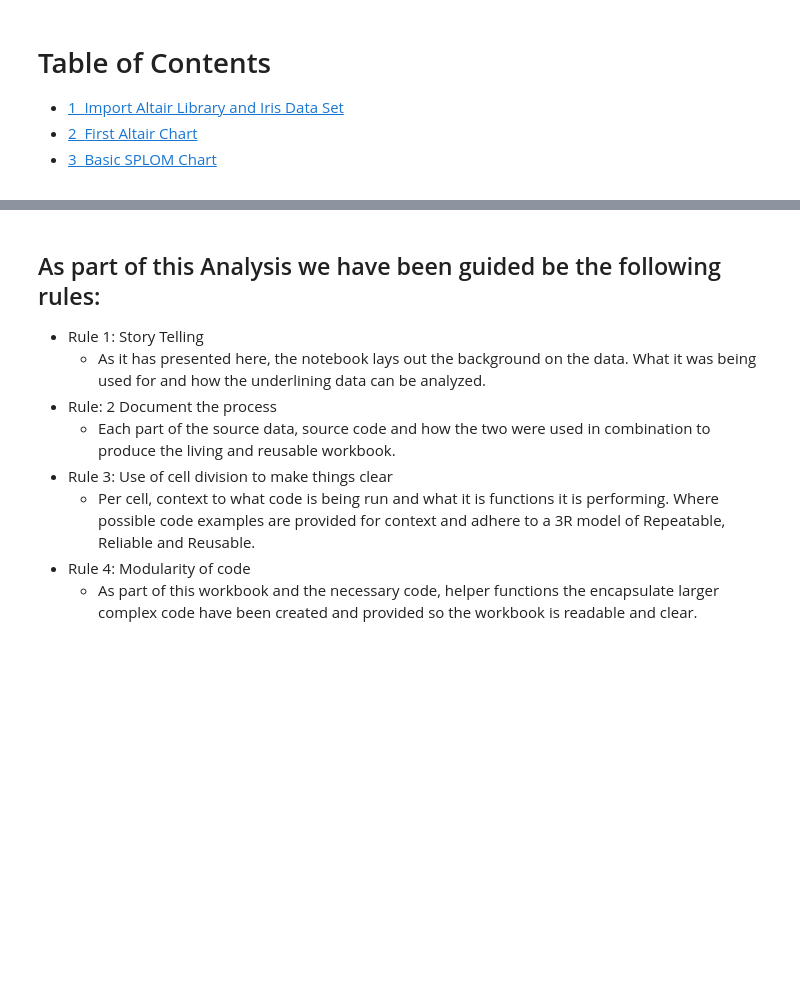
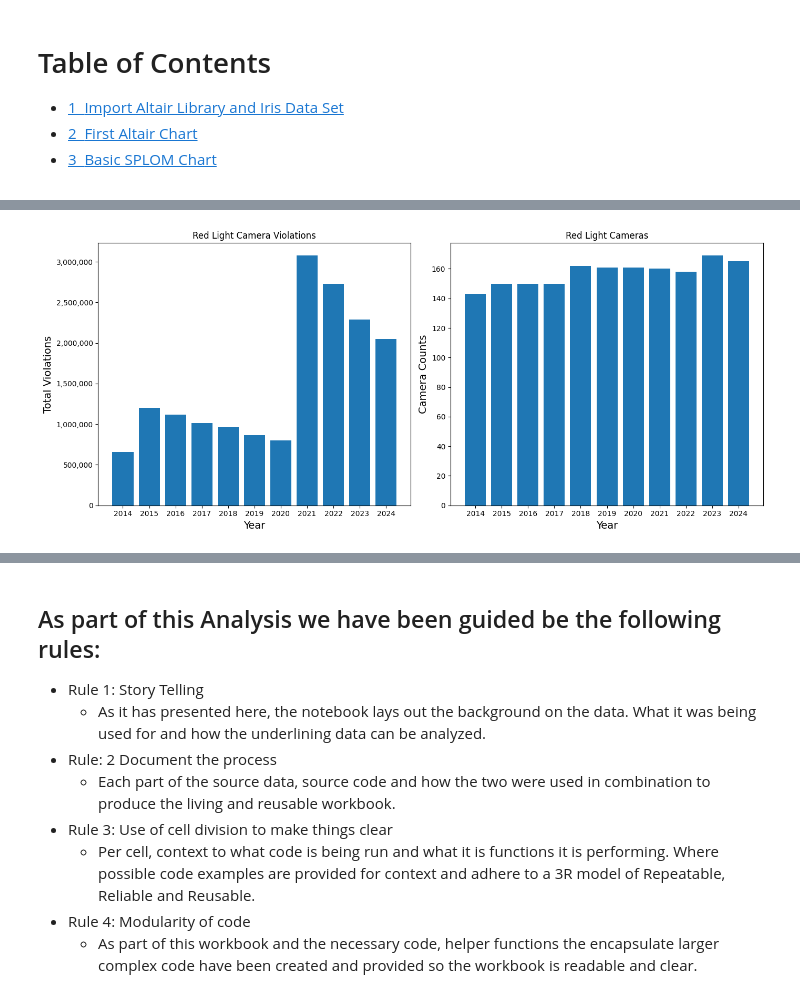
Before and after one commit to rmasud-michigan/siads_521_assignment_3, a Jupyter notebook: Assignment_3.ipynb, the cells around one changed output, grey strips where cells are left out. Saved outputs shown, nothing was run; the diff lists cells and outputs as text; code cells hidden in the pictures; blank space fills up the shorter version.

```diff
--- a/Assignment_3.ipynb
+++ b/Assignment_3.ipynb
@@ -26,3 +64,42 @@ print(distinct_address)
 # %%
-const_src_url = "https://data.cityofchicago.org/api/views/hhkd-xvj4/rows.csv?accessType=DOWNLOAD"
-const_storage_file ="assets/data/chicago_red_light_cameras.csv"
+#from utils.data.data_visualizations import time_series_plot
+#time_series_plot(df_camera_data)
+
+# TODO: Move to util area - hide the butchery
+
+fig, axes = plt.subplots(nrows=1, ncols=2, figsize=(14,6))
+
+yearly_violations = df.groupby('YEAR')['VIOLATIONS_NUMERIC'].sum().reset_index(name='TOTAL_VIOLATIONS')
+
+camera_counts = df.groupby('YEAR')['CAMERA_ID'].nunique().reset_index(name='ACTIVE_CAMERAS')
+
+axes[0].bar(yearly_violations['YEAR'],yearly_violations['TOTAL_VIOLATIONS'])
+axes[0].set_xticks(yearly_violations['YEAR'])
+axes[1].bar(camera_counts['YEAR'],camera_counts['ACTIVE_CAMERAS'])
+axes[1].set_xticks(camera_counts['YEAR'])
+
+def format_y_axis(value, tick_number):
+            return f'{int(value):,}' # Format as integer with commas
+
+axes[0].yaxis.set_major_formatter(ticker.FuncFormatter(format_y_axis))
+
+axes[0].set_xlabel('Year',fontsize=14)
+axes[0].set_ylabel('Total Violations',fontsize=14)
+axes[0].set_title('Red Light Camera Violations')
+
+#axes[0].set_legend(loc='best')
+
+
+axes[1].set_xlabel('Year',fontsize=14)
+axes[1].set_ylabel('Camera Counts',fontsize=14)
+axes[1].set_title('Red Light Cameras')
+#axes[1].set_legend(loc='best')
+
+plt.tight_layout()
+plt.show()
+# TODO: Move to util area - hide the butchery
+
+# analysis:
+# Possible Causes o
+# %% [output]
+[figure, added]
```
Also changed, not shown: parts of 16 cells of this notebook, 4 other files.
